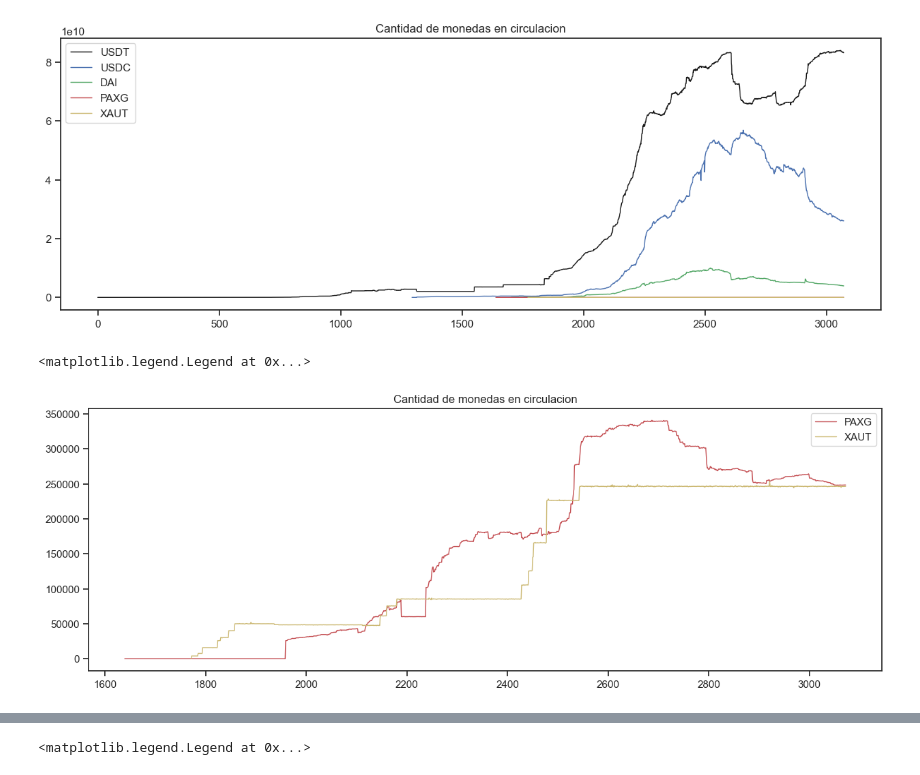
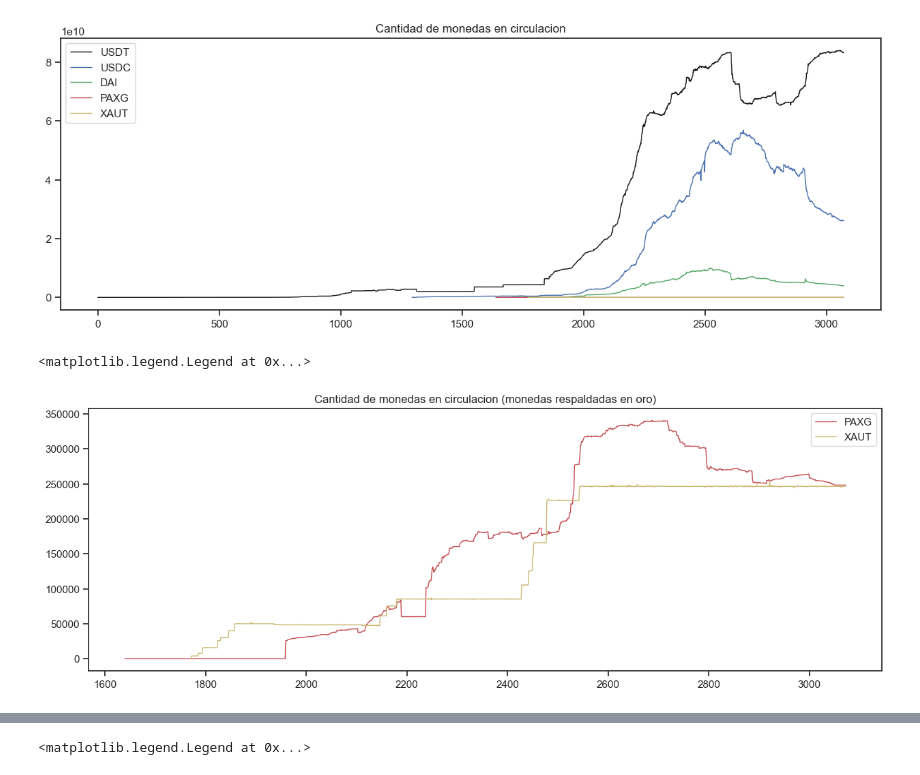
Before and after one commit to Nahuel-Otonelo/Proyecto_2, a Jupyter notebook: AnalisisExploratorio.ipynb, the cells around one changed output, grey strips where cells are left out. Drawn from its saved outputs; the diff is of its cells as text; code cells hidden in the pictures.

```diff
--- a/AnalisisExploratorio.ipynb
+++ b/AnalisisExploratorio.ipynb
@@ -526,17 +465,17 @@ plt.legend()
 # %%
 plt.figure(figsize=[15,5])
 
 
-plt.title('Cantidad de monedas en circulacion')
+plt.title('Cantidad de monedas en circulacion (monedas respaldadas en oro)')
 #plt.plot(stablecoins['n_coins_tether'], label= 'USDT', linewidth=1, color= 'k')
 #plt.plot(stablecoins['n_coins_usd-coin'], label='USDC', linewidth=1, color= 'b')
 #plt.plot(stablecoins['n_coins_dai'], label= 'DAI', linewidth=1, color= 'g')
 plt.plot(stablecoins['n_coins_pax-gold'], label= 'PAXG', linewidth=1, color= 'r')
 plt.plot(stablecoins['n_coins_tether-gold'], label= 'XAUT', linewidth=1, color= 'y')
 plt.legend()
 # %% [output]
 <matplotlib.legend.Legend at 0x...>
-[figure, old version]
+[figure, new version]
 # %%
 stablecoins.info()
 # %% [output]
```
Also changed, not shown: parts of 12 cells of this notebook.
